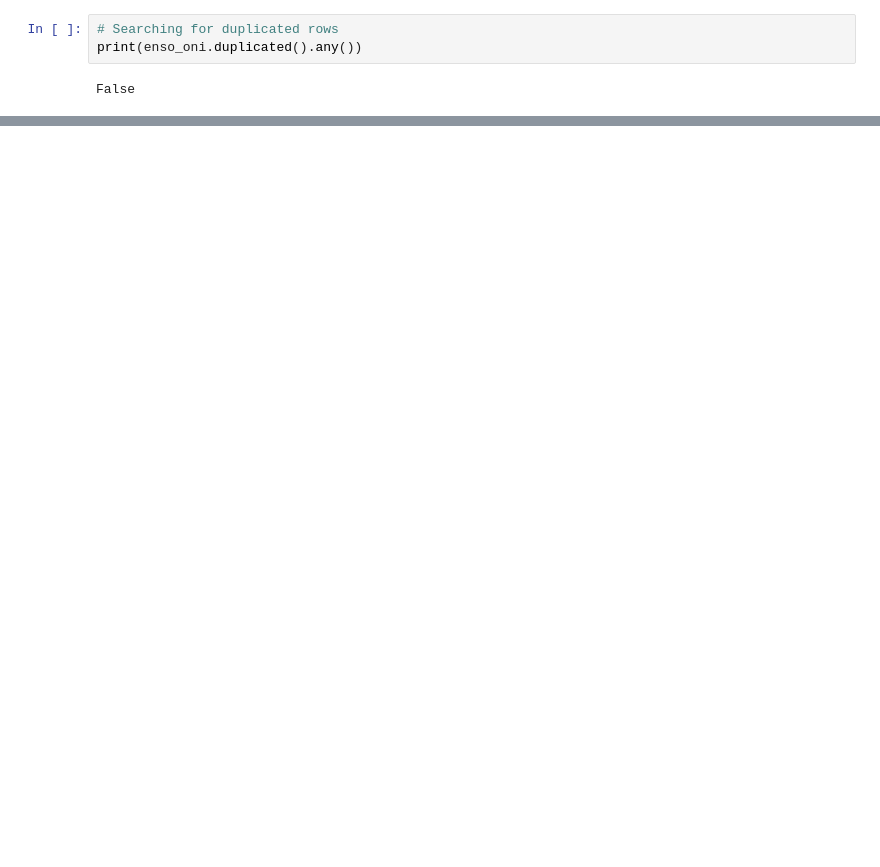
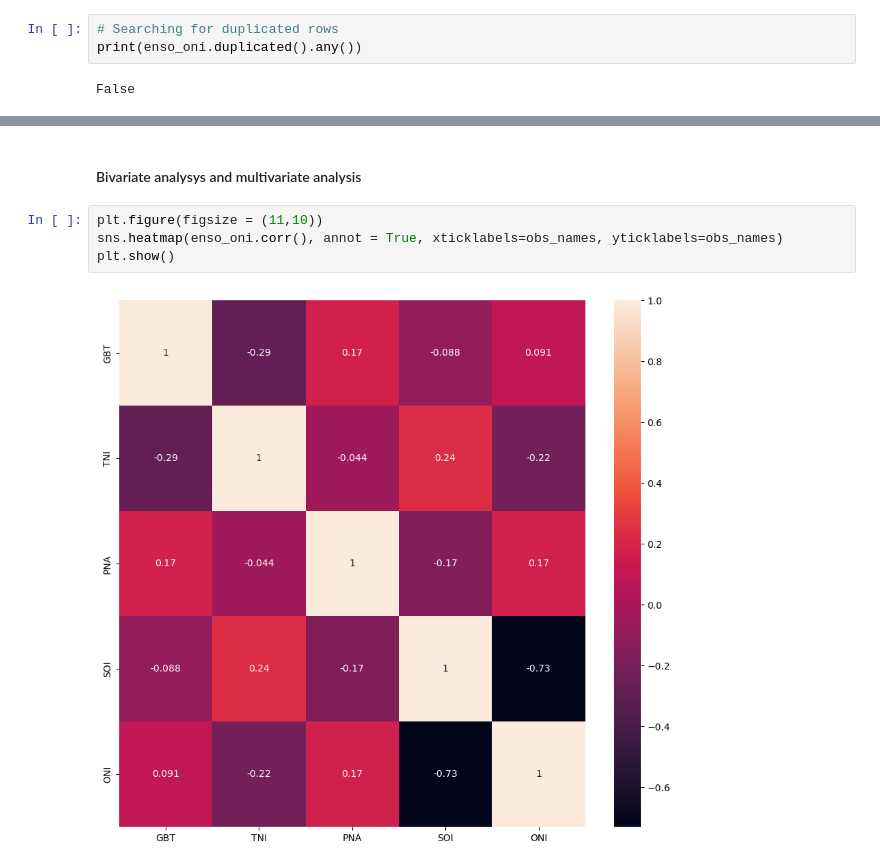
Before and after one commit to agraglez/enso-analysis, a Jupyter notebook: notebooks/enso-analysis.ipynb, the cells around one changed output, grey strips where cells are left out. Drawn from its saved outputs; the diff is of its cells as text; blank space fills up the shorter version.

```diff
--- a/notebooks/enso-analysis.ipynb
+++ b/notebooks/enso-analysis.ipynb
@@ -648,0 +703,8 @@ False
+# %% [markdown]
+#### Bivariate analysys and multivariate analysis
+# %%
+plt.figure(figsize = (11,10))
+sns.heatmap(enso_oni.corr(), annot = True, xticklabels=obs_names, yticklabels=obs_names)
+plt.show()
+# %% [output]
+[figure, added]
```
Also changed, not shown: parts of 22 cells of this notebook.
